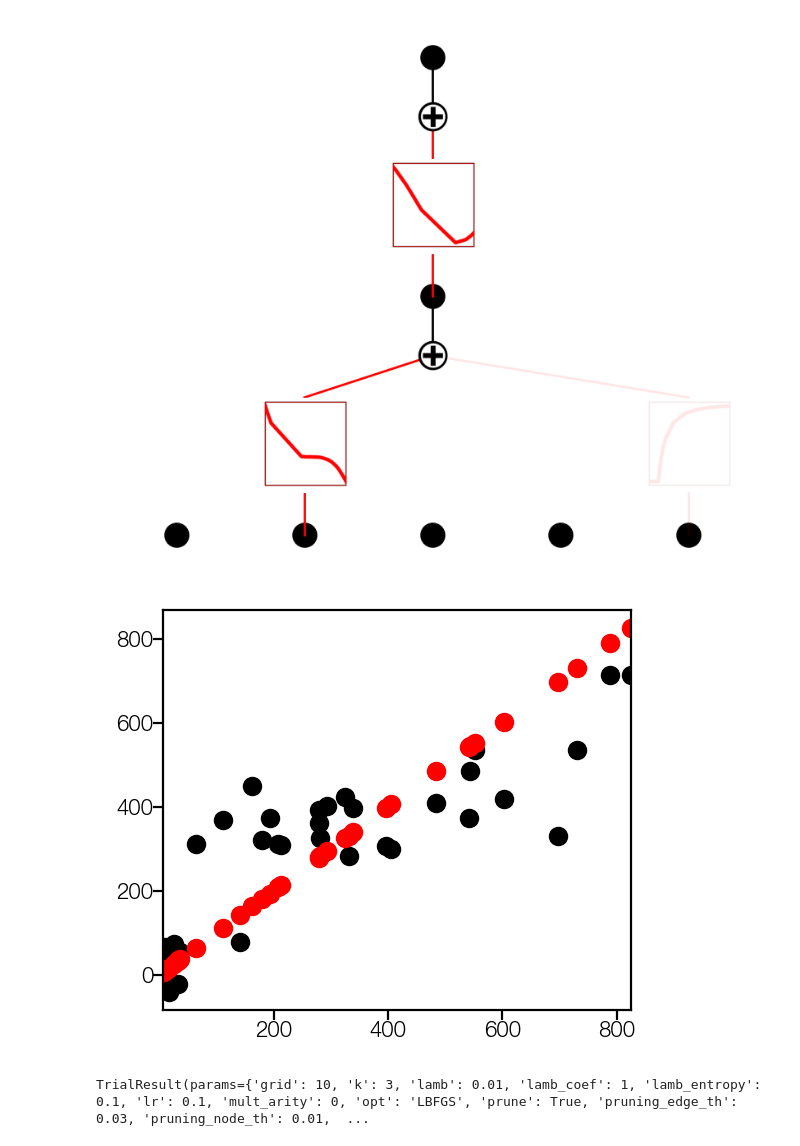
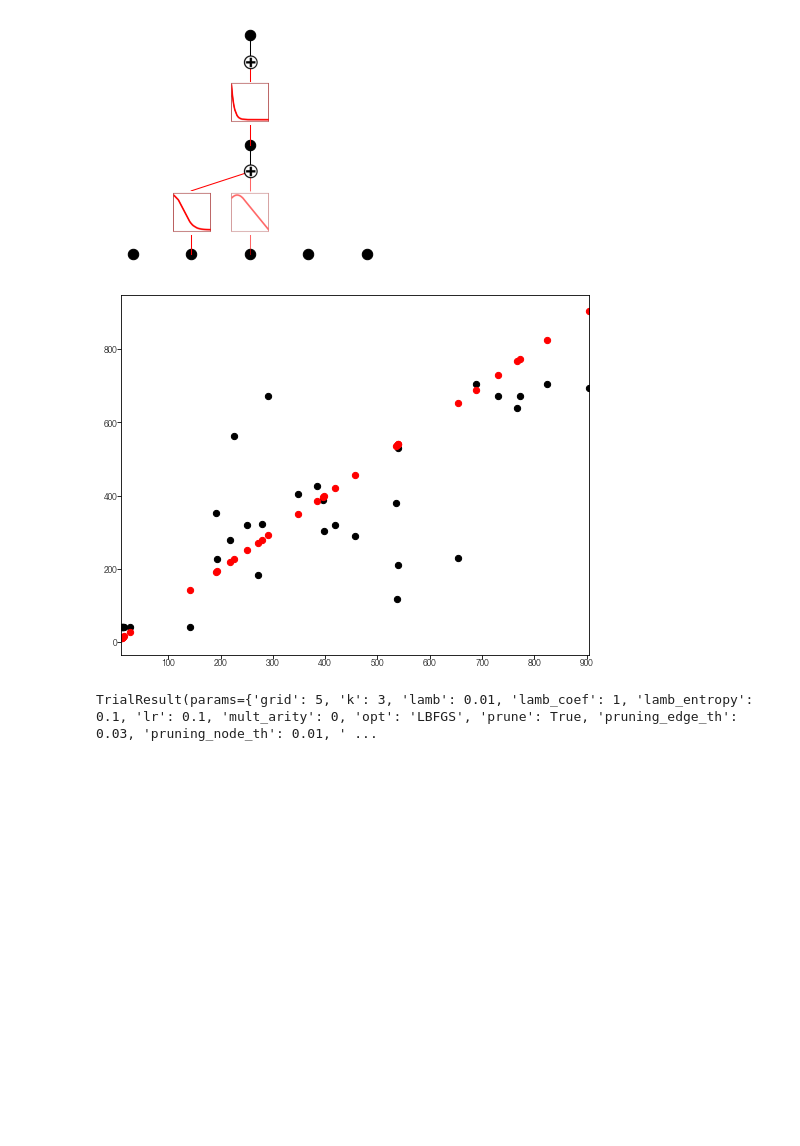
Before and after one commit to Hyein-coder/pykan, a Jupyter notebook: github/workflows/Hyein/material_01_P3HT.ipynb, the cells around one changed output. Drawn from its saved outputs; the diff is of its cells as text; code cells hidden in the pictures; blank space fills up the shorter version.

```diff
--- a/github/workflows/Hyein/material_01_P3HT.ipynb
+++ b/github/workflows/Hyein/material_01_P3HT.ipynb
@@ -8,10 +8,6 @@ import datetime
 import json
 import numpy as np
 
-plt.rcParams['figure.figsize'] = (15, 8)
-# plt.rcParams['figure.dpi'] = 75
-plt.rcParams['savefig.dpi'] = 75*10
-
 root_dir = os.path.join(os.getcwd())
 save_dir = os.path.join(root_dir, "custom_figures", "material_01")
 os.makedirs(save_dir, exist_ok=True)
@@ -21,11 +17,6 @@ save_heading = os.path.join(save_dir, f_param + "_analysis")
 d_opt = pd.read_excel(os.path.join(root_dir, 'multkan_sweep_autosave', f_param + ".xlsx"), sheet_name='best_avg_by_params')
 d_opt_flat = d_opt.iloc[0]
 d_opt_flat = d_opt_flat.to_dict()
-params = {k: v for k, v in d_opt_flat.items() if "param_" in k}
-params = {key.replace('param_', ''): value for key, value in params.items()}
-
-# time_stamp = datetime.datetime.now().strftime('%Y%m%d_%H%M')
-# save_heading = os.path.join(save_dir, "P3HT_" + time_stamp)
 # %%
 from sklearn.model_selection import train_test_split
 from sklearn.preprocessing import MinMaxScaler
@@ -42,7 +33,7 @@ print(f"TARGET: {name_y}")
 
 device = torch.device('cuda' if torch.cuda.is_available() else 'cpu')
 
-df_in_final, df_out_final = remove_outliers_iqr(df_in, df_out, rr=20)
+df_in_final, df_out_final = remove_outliers_iqr(df_in, df_out, rr=10)
 
 removed_count = len(df_in) - len(df_in_final)
 print(f"# of data after removing outliers: {len(df_in_final)} 개 ({removed_count} 개 제거됨)")
@@ -93,5 +85,17 @@ plt.show()
 # %%
 from kan.experiments.multkan_hparam_sweep import evaluate_params
+
+plt.rcParams['figure.figsize'] = (8, 6)
+plt.rcParams['figure.dpi'] = 75
+plt.rcParams['savefig.dpi'] = 75*10
+
+params = {k: v for k, v in d_opt_flat.items() if "param_" in k}
+params = {key.replace('param_', ''): value for key, value in params.items()}
+params['steps'] = 20
+params['grid'] = 5
+params['sym_steps'] = 50
+params['sym_a_range'] = (-50,50)
+params['sym_b_range'] = (-50,50)
 
 res, model, fit_kwargs, dataset = evaluate_params(
     X_train_norm, y_train_norm, X_val_norm, y_val_norm, params, X_test_norm, y_test_norm, 0, scaler_y, device.type,
@@ -122,3 +129,3 @@ fixing (1,0,0) with cos, r2=0.86, c=2
-[figure, old version]
+[figure, new version]
-[figure, old version]
+[figure, new version]
-TrialResult(params={'grid': 10, 'k': 3, 'lamb': 0.01, 'lamb_coef': 1, 'lamb_entropy': 0.1, 'lr': 0.1, 'mult_arity': 0, 'opt': 'LBFGS', 'prune': True, 'pruning_edge_th': 0.03, 'pruning_node_th': 0.01,  ...
+TrialResult(params={'grid': 5, 'k': 3, 'lamb': 0.01, 'lamb_coef': 1, 'lamb_entropy': 0.1, 'lr': 0.1, 'mult_arity': 0, 'opt': 'LBFGS', 'prune': True, 'pruning_edge_th': 0.03, 'pruning_node_th': 0.01, ' ...
```
Also changed, not shown: parts of 4 cells of this notebook, 2 other files.
